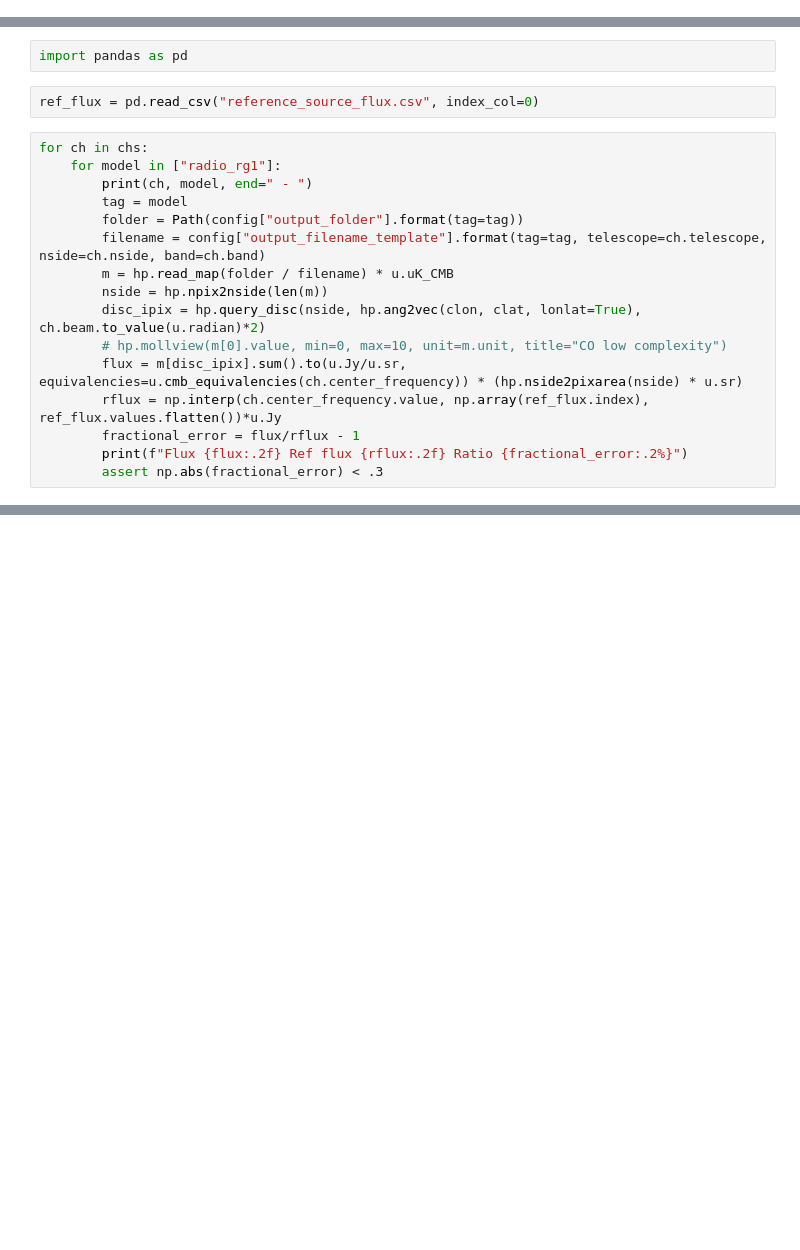
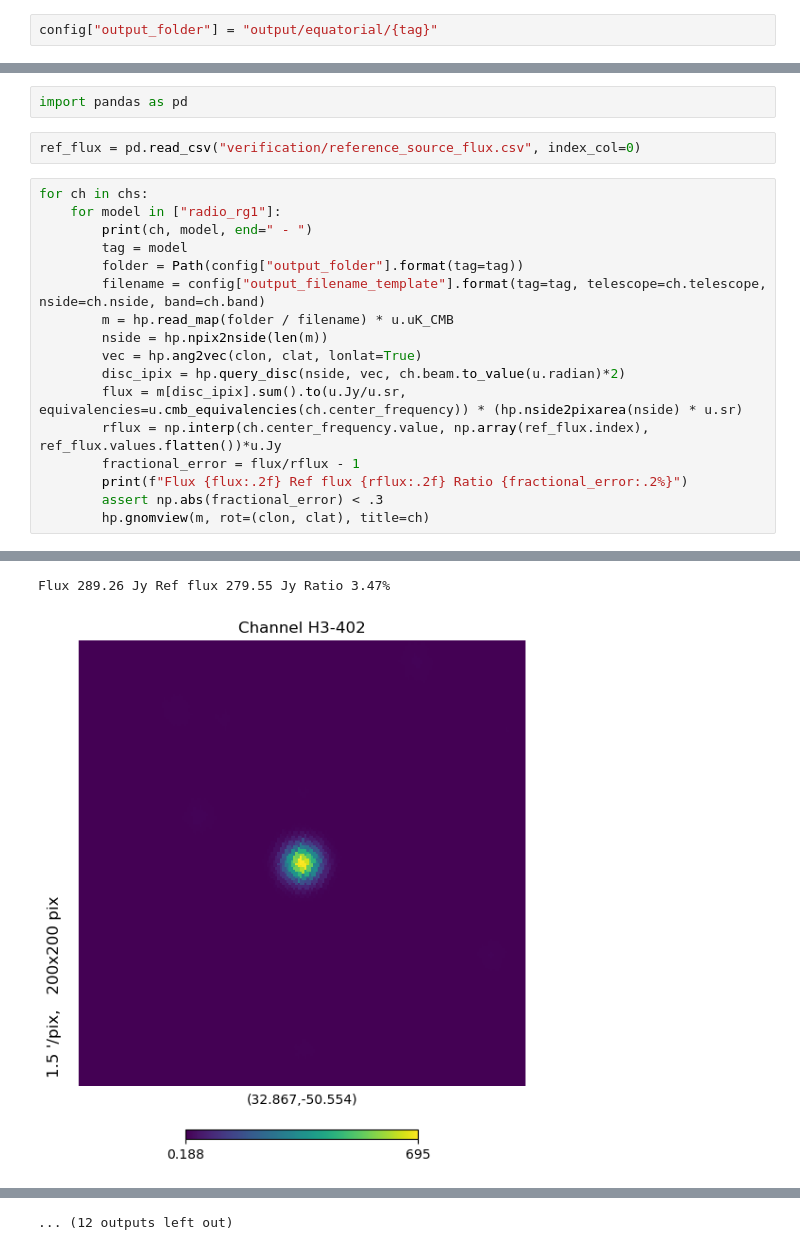
Before and after one commit to litebird/litebirdXS4, a Jupyter notebook: 20230810_foregrounds_cmb/verification/verify_radio.ipynb, the cells around one changed output, grey strips where cells are left out. Cells and saved outputs as stored; diff of their text form; blank space fills up the shorter version.

Commit message:
verify no artifacts around bright source

```diff
--- a/20230810_foregrounds_cmb/verification/verify_radio.ipynb
+++ b/20230810_foregrounds_cmb/verification/verify_radio.ipynb
@@ -22,6 +22,8 @@ cd ..
 /mnt/home/azonca/p/software/litebirdXS4/20230810_foregrounds_cmb
 # %%
 config = toml.load("common.toml")
+# %%
+config["output_folder"] = "output/equatorial/{tag}"
 # %%
 # chs = chs[chs["telescope"]=="SAT"]
 # %%
@@ -44,7 +46,7 @@ clon, clat, glon, glat = (32.86660645897463,
 # %%
 import pandas as pd
 # %%
-ref_flux = pd.read_csv("reference_source_flux.csv", index_col=0)
+ref_flux = pd.read_csv("verification/reference_source_flux.csv", index_col=0)
 # %%
 for ch in chs:
     for model in ["radio_rg1"]:
@@ -54,13 +56,14 @@ for ch in chs:
         filename = config["output_filename_template"].format(tag=tag, telescope=ch.telescope, nside=ch.nside, band=ch.band)
         m = hp.read_map(folder / filename) * u.uK_CMB
         nside = hp.npix2nside(len(m))
-        disc_ipix = hp.query_disc(nside, hp.ang2vec(clon, clat, lonlat=True), ch.beam.to_value(u.radian)*2)
-        # hp.mollview(m[0].value, min=0, max=10, unit=m.unit, title="CO low complexity")
+        vec = hp.ang2vec(clon, clat, lonlat=True)
+        disc_ipix = hp.query_disc(nside, vec, ch.beam.to_value(u.radian)*2)
         flux = m[disc_ipix].sum().to(u.Jy/u.sr, equivalencies=u.cmb_equivalencies(ch.center_frequency)) * (hp.nside2pixarea(nside) * u.sr)
         rflux = np.interp(ch.center_frequency.value, np.array(ref_flux.index), ref_flux.values.flatten())*u.Jy
         fractional_error = flux/rflux - 1
         print(f"Flux {flux:.2f} Ref flux {rflux:.2f} Ratio {fractional_error:.2%}")
         assert np.abs(fractional_error) < .3
+        hp.gnomview(m, rot=(clon, clat), title=ch)
 # %% [output]
 Channel H3-402 radio_rg1 - Flux 4.66 Jy Ref flux 4.59 Jy Ratio 1.40%
 Channel H2-337 radio_rg1 - Flux 5.99 Jy Ref flux 5.84 Jy Ratio 2.58%
@@ -81,0 +85,2 @@ Channel L1-040 radio_rg1 - Flux 289.26 Jy Ref flux 279.55 Jy Ratio 3.47%
+Flux 289.26 Jy Ref flux 279.55 Jy Ratio 3.47%
+[figure, added]
@@ -81,0 +96 @@ Channel L1-040 radio_rg1 - Flux 289.26 Jy Ref flux 279.55 Jy Ratio 3.47%
+... (12 outputs left out)
```
Also changed, not shown: parts of 1 cell of this notebook.
